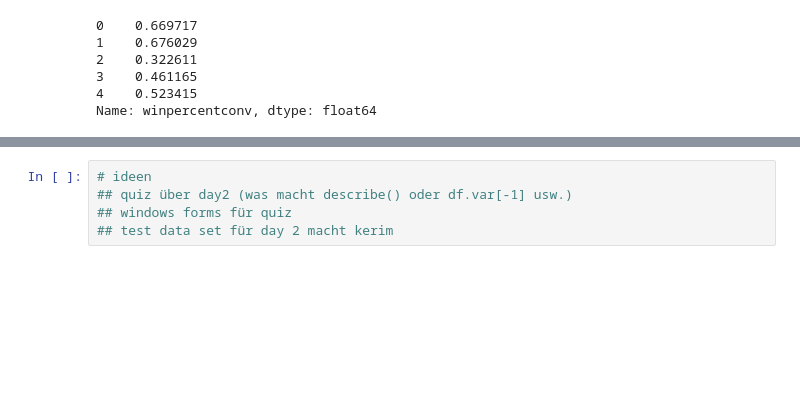
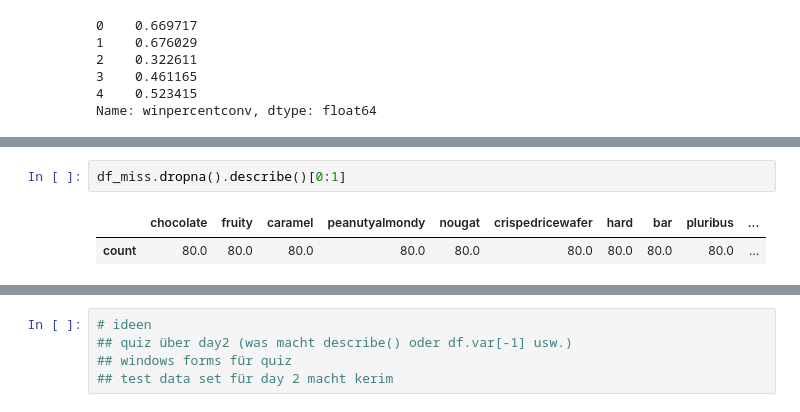
Before and after one commit to miosga2309/Python_Fasttrack, a Jupyter notebook: Fast_Track_Day2_Python.ipynb, the cells around one changed output, grey strips where cells are left out. Cells and saved outputs as stored; diff of their text form; blank space fills up the shorter version.

```diff
--- a/Fast_Track_Day2_Python.ipynb
+++ b/Fast_Track_Day2_Python.ipynb
@@ -196,0 +224,5 @@ TypeError: list indices must be integers or slices, not list
+# %%
+df_miss.dropna().describe()[0:1]
+# %% [output]
+|  | chocolate | fruity | caramel | peanutyalmondy | nougat | crispedricewafer | hard | bar | pluribus | ... |
+| count | 80.0 | 80.0 | 80.0 | 80.0 | 80.0 | 80.0 | 80.0 | 80.0 | 80.0 | ... |
```
Also changed, not shown: parts of 21 cells of this notebook.
